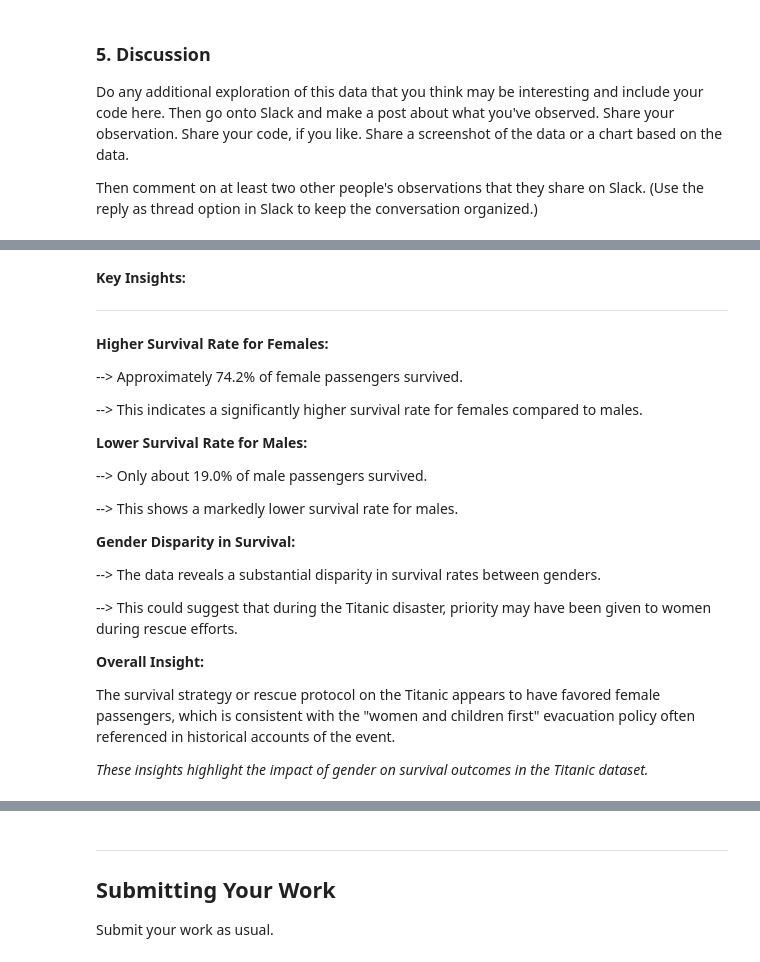
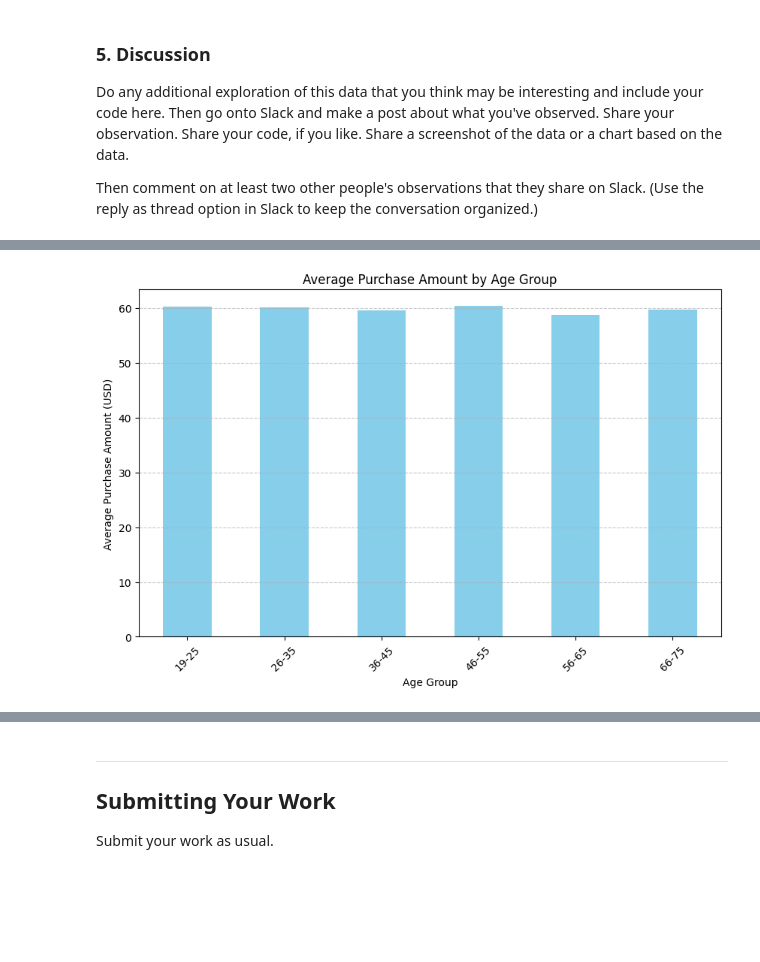
Before and after one commit to sana-hds/HDS-assignmenet, a Jupyter notebook: week13/week13_assignment.ipynb, the cells around one changed output, grey strips where cells are left out. Saved outputs shown, nothing was run; the diff lists cells and outputs as text; code cells hidden in the pictures; blank space fills up the shorter version.

```diff
--- a/week13/week13_assignment.ipynb
+++ b/week13/week13_assignment.ipynb
@@ -121,29 +114,20 @@ print(survival_rate_gender)
-# %% [markdown]
-<b>Key Insights:</b>
-
-----
-
-<b>Higher Survival Rate for Females:</b>
-
---> Approximately 74.2% of female passengers survived.
-
---> This indicates a significantly higher survival rate for females compared to males.
-
-<b>Lower Survival Rate for Males:</b>
-
---> Only about 19.0% of male passengers survived.
-
---> This shows a markedly lower survival rate for males.
-
-<b>Gender Disparity in Survival:</b>
-
---> The data reveals a substantial disparity in survival rates between genders.
-
---> This could suggest that during the Titanic disaster, priority may have been given to women during rescue efforts.
-
-<b>Overall Insight:</b>
-
-The survival strategy or rescue protocol on the Titanic appears to have favored female passengers, which is consistent with the "women and children first" evacuation policy often referenced in historical accounts of the event.
-<br>
-
-<i>These insights highlight the impact of gender on survival outcomes in the Titanic dataset.</i>
+# %%
+# Create age groups
+bins = [0, 18, 25, 35, 45, 55, 65, 75, 85, 95, 105]
+labels = ['0-18', '19-25', '26-35', '36-45', '46-55', '56-65', '66-75', '76-85', '86-95', '96-105']
+df['Age Group'] = pd.cut(df['Age'], bins=bins, labels=labels, right=False)
+
+# Calculate the average purchase amount for each age group, setting observed=True
+avg_purchase_by_age_group = df.groupby('Age Group', observed=True)['Purchase Amount (USD)'].mean()
+
+# Plot the average purchase amount by age group
+plt.figure(figsize=(10, 6))
+avg_purchase_by_age_group.plot(kind='bar', color='skyblue')
+plt.title('Average Purchase Amount by Age Group')
+plt.xlabel('Age Group')
+plt.ylabel('Average Purchase Amount (USD)')
+plt.grid(axis='y', linestyle='--', alpha=0.7)
+plt.xticks(rotation=45)
+plt.show()
+# %% [output]
+[figure, added]
```
Also changed, not shown: parts of 8 cells of this notebook.
